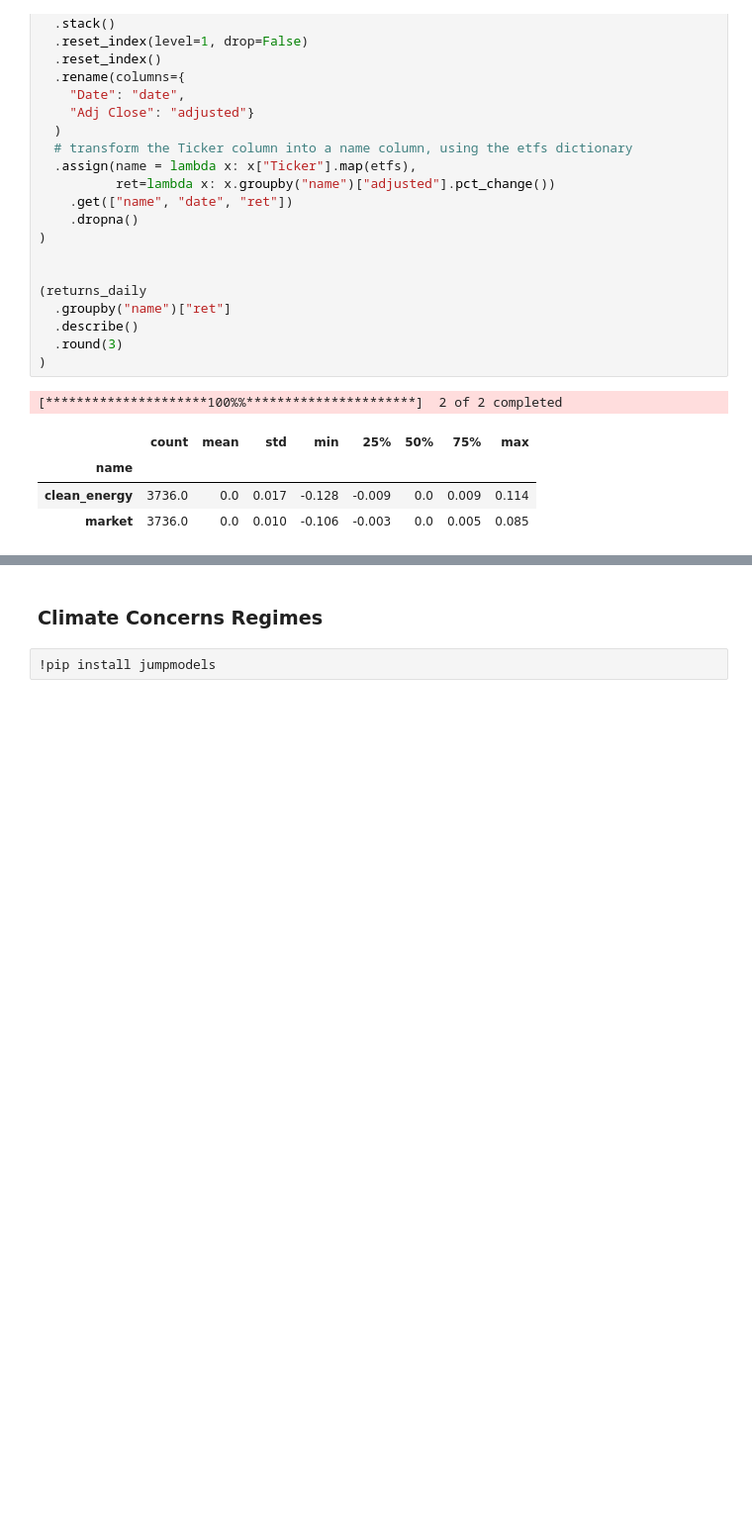
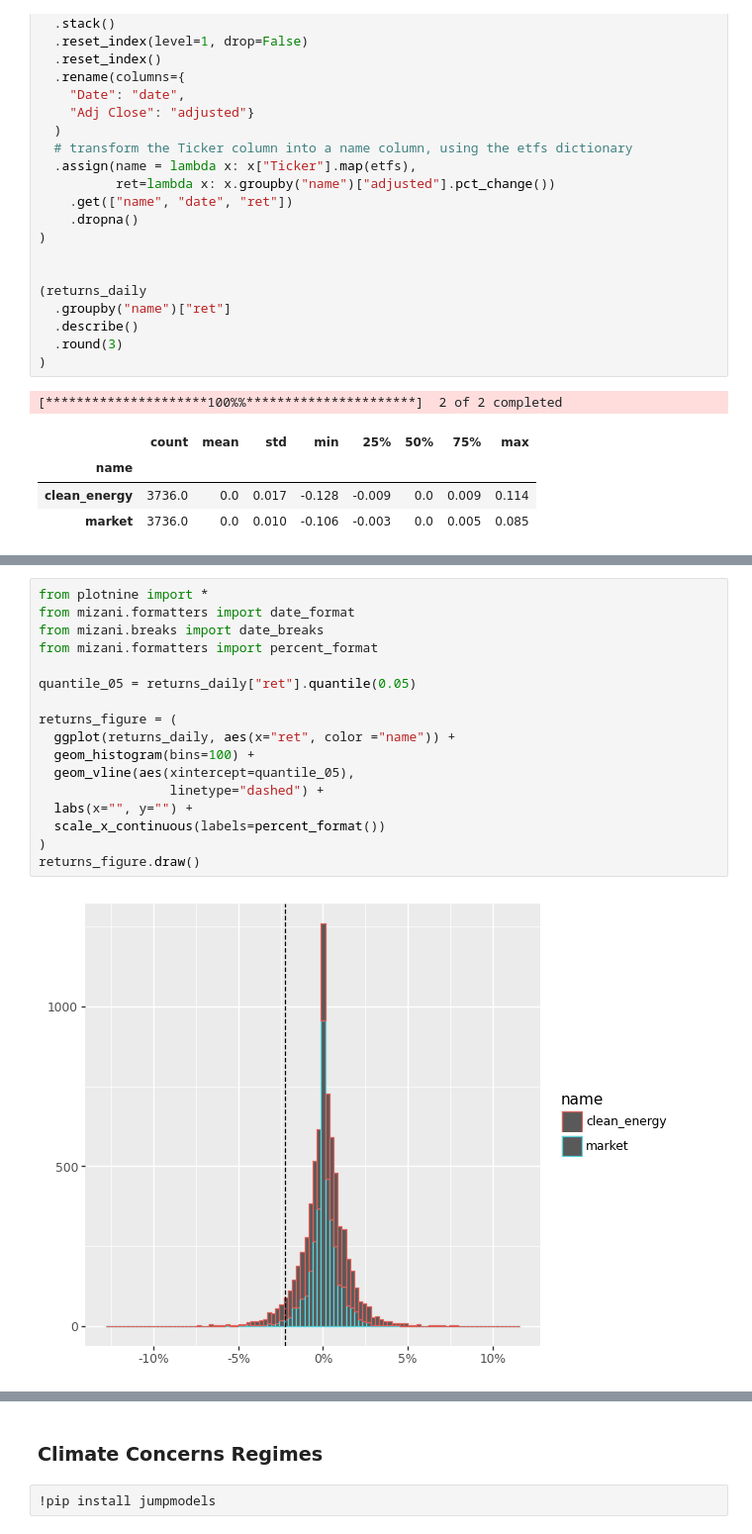
Before and after one commit to tlorans/climateriskspst, a Jupyter notebook: green_factor.ipynb, the cells around one changed output, grey strips where cells are left out. Shown at 99% size. Cells and saved outputs as stored; diff of their text form; blank space fills up the shorter version.

```diff
--- a/green_factor.ipynb
+++ b/green_factor.ipynb
@@ -66,0 +68,19 @@ active_returns = (
+# %%
+from plotnine import *
+from mizani.formatters import date_format
+from mizani.breaks import date_breaks
+from mizani.formatters import percent_format
+
+quantile_05 = returns_daily["ret"].quantile(0.05)
+
+returns_figure = (
+  ggplot(returns_daily, aes(x="ret", color ="name")) +
+  geom_histogram(bins=100) +
+  geom_vline(aes(xintercept=quantile_05),
+                 linetype="dashed") +
+  labs(x="", y="") +
+  scale_x_continuous(labels=percent_format())
+)
+returns_figure.draw()
+# %% [output]
+[figure, added]
```
Also changed, not shown: parts of 13 cells of this notebook.
